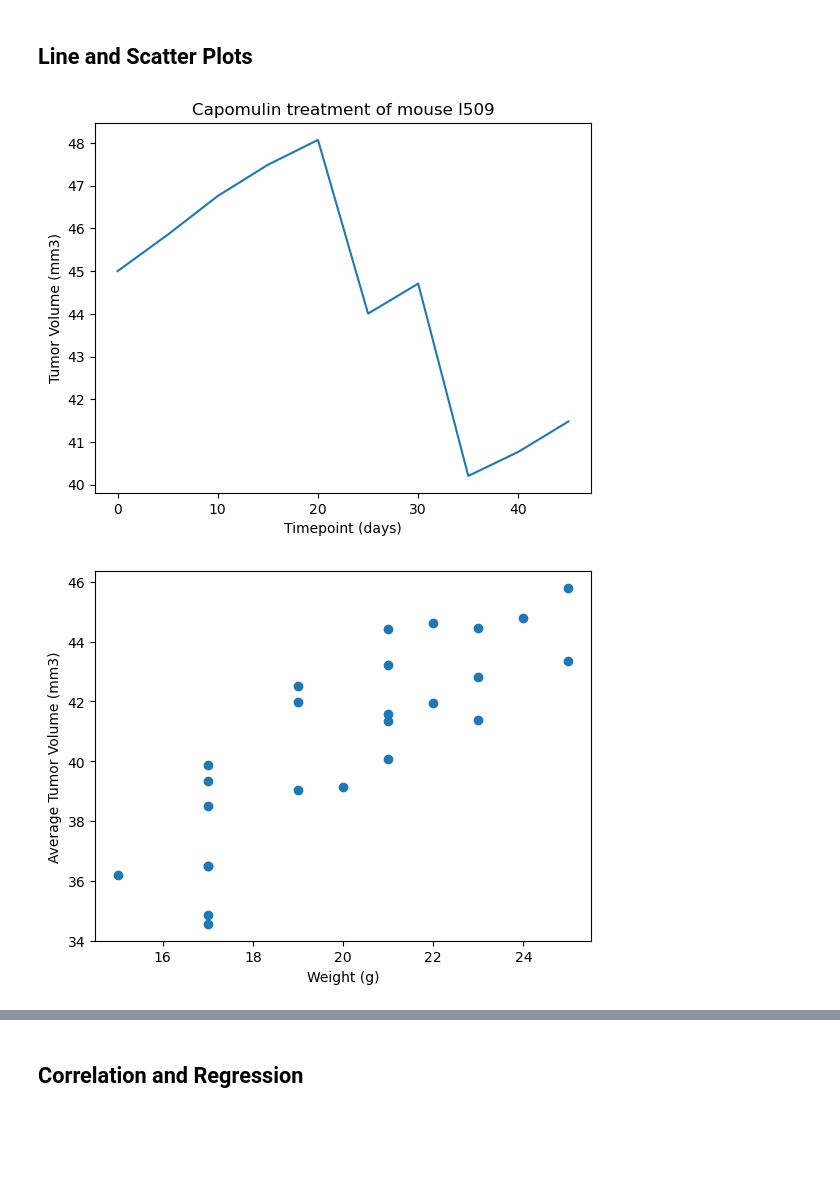
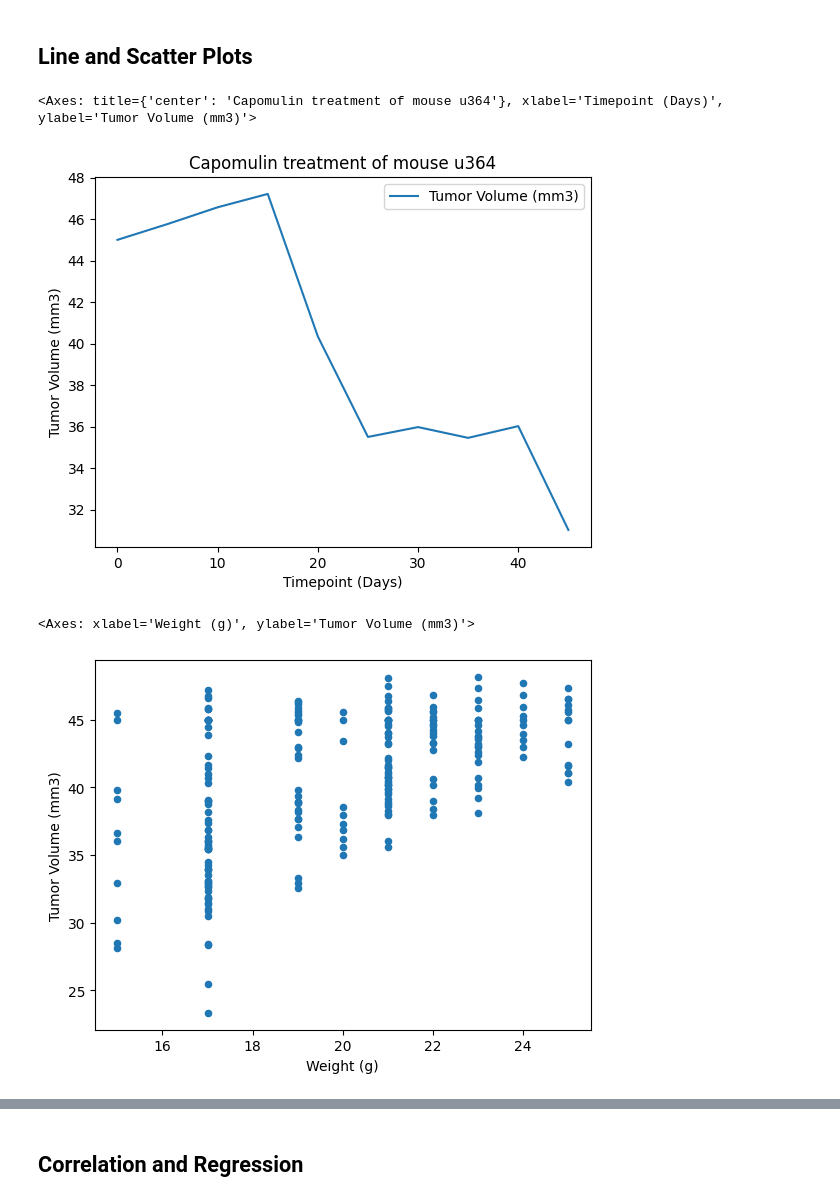
Before and after one commit to makennavick/visualization-challenge, a Jupyter notebook: pymaceuticals_starter.ipynb, the cells around one changed output, grey strips where cells are left out. Drawn from its saved outputs; the diff is of its cells as text; code cells hidden in the pictures; blank space fills up the shorter version.

```diff
--- a/pymaceuticals_starter.ipynb
+++ b/pymaceuticals_starter.ipynb
@@ -208,8 +301,19 @@ Ceftamin's potential outliers: Series([], Name: Tumor Volume (mm3), dtype: float
 # %%
-# Generate a line plot of tumor volume vs. time point for a single mouse treated with Capomulin
+# Generate a line plot of tumor volume vs. time point this mouse
+x = 'Timepoint'
+y = 'Tumor Volume (mm3)'
+title='Capomulin treatment of mouse u364'
+
+capomulin_mouse.plot(x=x, y=y, title=title, ylabel=y, xlabel=(x+' (Days)'))
 # %% [output]
+<Axes: title={'center': 'Capomulin treatment of mouse u364'}, xlabel='Timepoint (Days)', ylabel='Tumor Volume (mm3)'>
-[figure, old version]
+[figure, new version]
 # %%
 # Generate a scatter plot of mouse weight vs. the average observed tumor volume for the entire Capomulin regimen
+capomulin_mice = clean_df.loc[clean_df['Drug Regimen'] == 'Capomulin']
+x = 'Weight (g)'
+y =  'Tumor Volume (mm3)'
+capomulin_mice.plot.scatter(x=x, y=y)
 # %% [output]
+<Axes: xlabel='Weight (g)', ylabel='Tumor Volume (mm3)'>
-[figure, old version]
+[figure, new version]
```
Also changed, not shown: parts of 21 cells of this notebook, 1 other file.
